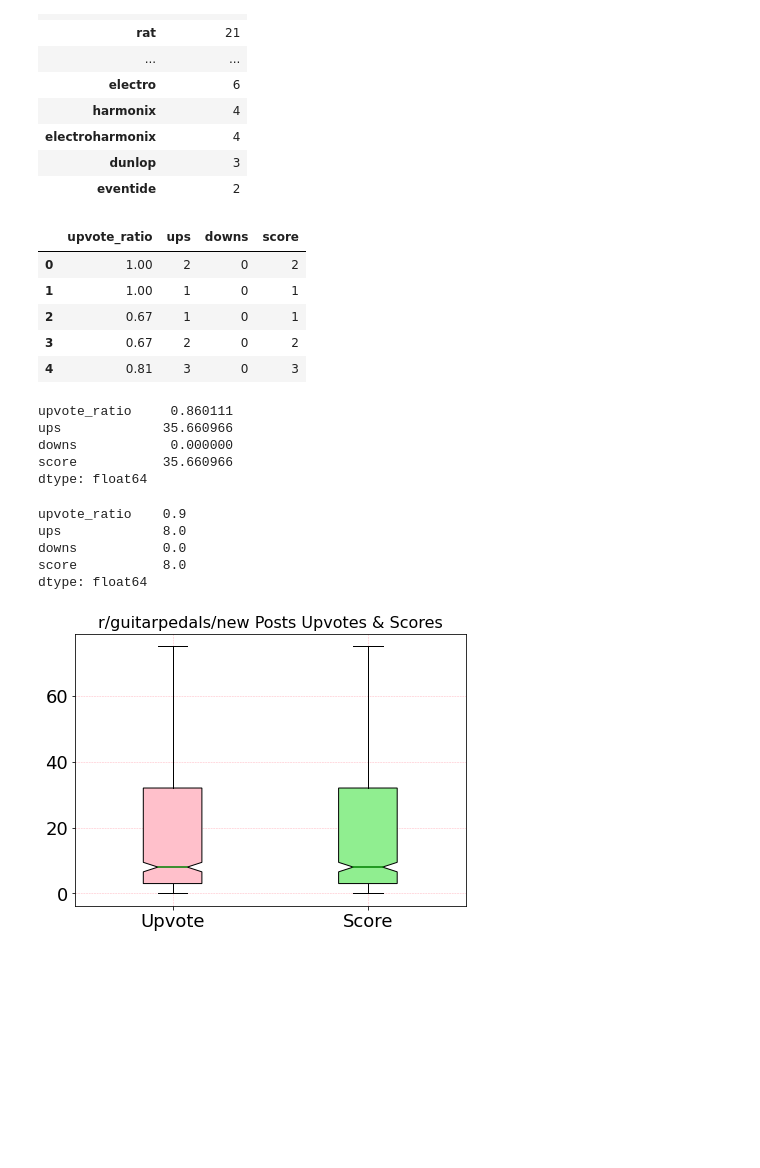
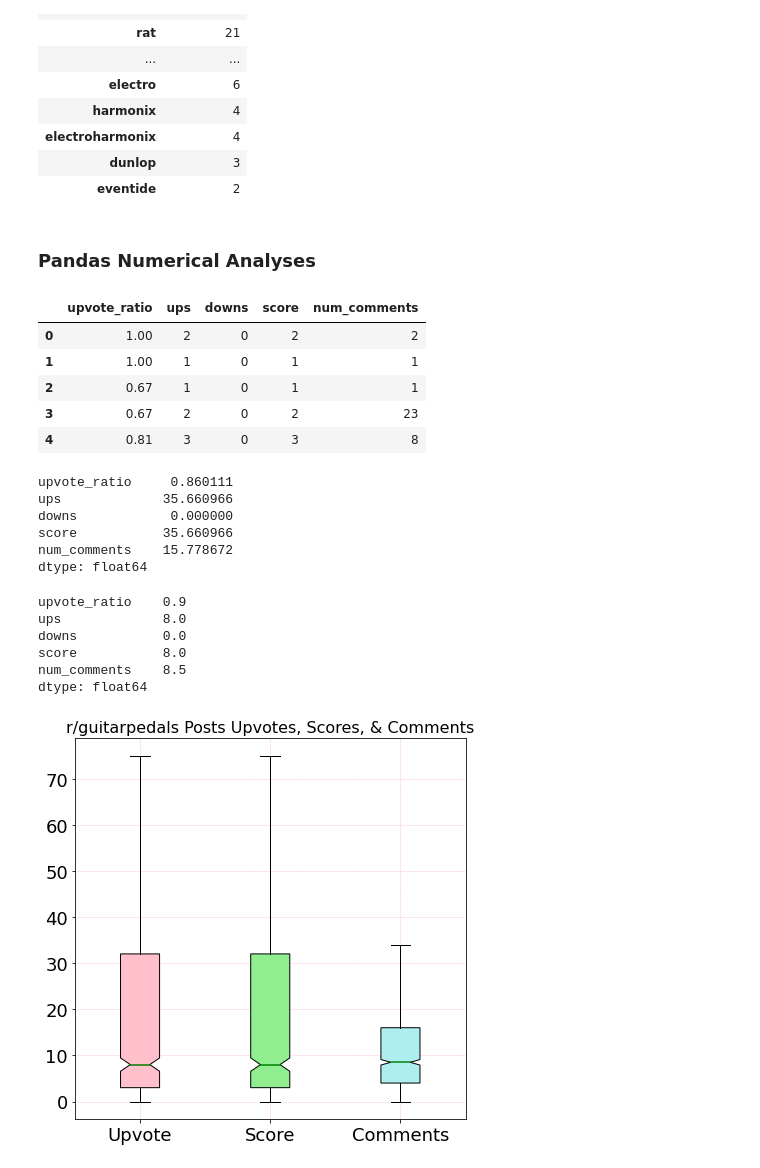
Before and after one commit to leelina024/reddit-guitarpedals, a Jupyter notebook: reddit_guitarpedals_transform.ipynb, the cells around one changed output. Saved outputs shown, nothing was run; the diff lists cells and outputs as text; code cells hidden in the pictures; blank space fills up the shorter version.

Commit message:
Added comments, fixed main

```diff
--- a/reddit_guitarpedals_transform.ipynb
+++ b/reddit_guitarpedals_transform.ipynb
@@ -253,17 +253,19 @@ brand
 | electroharmonix | 4 |
 | dunlop | 3 |
 | eventide | 2 |
+# %% [markdown]
+### Pandas Numerical Analyses
 # %%
-votes_df = pedals[['upvote_ratio', 'ups', 'downs', 'score']]
+votes_df = pedals[['upvote_ratio', 'ups', 'downs', 'score', 'num_comments']]
 # %%
 votes_df.head()
 # %% [output]
-|  | upvote_ratio | ups | downs | score |
-| 0 | 1.00 | 2 | 0 | 2 |
-| 1 | 1.00 | 1 | 0 | 1 |
-| 2 | 0.67 | 1 | 0 | 1 |
-| 3 | 0.67 | 2 | 0 | 2 |
-| 4 | 0.81 | 3 | 0 | 3 |
+|  | upvote_ratio | ups | downs | score | num_comments |
+| 0 | 1.00 | 2 | 0 | 2 | 2 |
+| 1 | 1.00 | 1 | 0 | 1 | 1 |
+| 2 | 0.67 | 1 | 0 | 1 | 1 |
+| 3 | 0.67 | 2 | 0 | 2 | 23 |
+| 4 | 0.81 | 3 | 0 | 3 | 8 |
 # %%
 votes_df.mean()
 # %% [output]
@@ -271,6 +273,7 @@ upvote_ratio     0.860111
 ups             35.660966
 downs            0.000000
 score           35.660966
+num_comments    15.778672
 dtype: float64
 # %%
 votes_df.median()
@@ -279,27 +282,28 @@ upvote_ratio    0.9
 ups             8.0
 downs           0.0
 score           8.0
+num_comments    8.5
 dtype: float64
 # %%
-fig, axes = plt.subplots(nrows=1, ncols=1, figsize=(7, 5))
-labels=['Upvote', 'Score']
-ax = plt.boxplot(votes_df[['ups', 'score']], widths=(0.3, 0.3),
+fig, axes = plt.subplots(nrows=1, ncols=1, figsize=(7, 7))
+labels=['Upvote', 'Score', 'Comments']
+ax = plt.boxplot(votes_df[['ups', 'score','num_comments']], widths=(0.3, 0.3, 0.3),
                             showfliers=False, notch=True ,vert=True, patch_artist=True, labels=labels)
 for median in ax['medians']:
     median.set(color='green', linewidth=1.5)
-colors = ['pink', 'lightgreen']
+colors = ['pink', 'lightgreen', 'paleturquoise']
 for bplot in ax:
     for patch, color in zip(ax['boxes'], colors):
         patch.set_facecolor(color)
 
-plt.title("r/guitarpedals/new Posts Upvotes & Scores")
+plt.title("r/guitarpedals Posts Upvotes, Scores, & Comments")
 plt.grid(color = 'lightpink', linestyle = '--', linewidth = 0.5)
 plt.rc('xtick', labelsize=18)
 plt.rc('ytick', labelsize=18)
 plt.rc('axes', titlesize=16)
 plt.show()
 # %% [output]
-[figure, old version]
+[figure, new version]
 # %%
 fig, axes = plt.subplots(nrows=1, ncols=1, figsize=(5, 5))
 labels=['Upvote Ratio']
```
Also changed, not shown: parts of 1 cell of this notebook, 1 other file.
